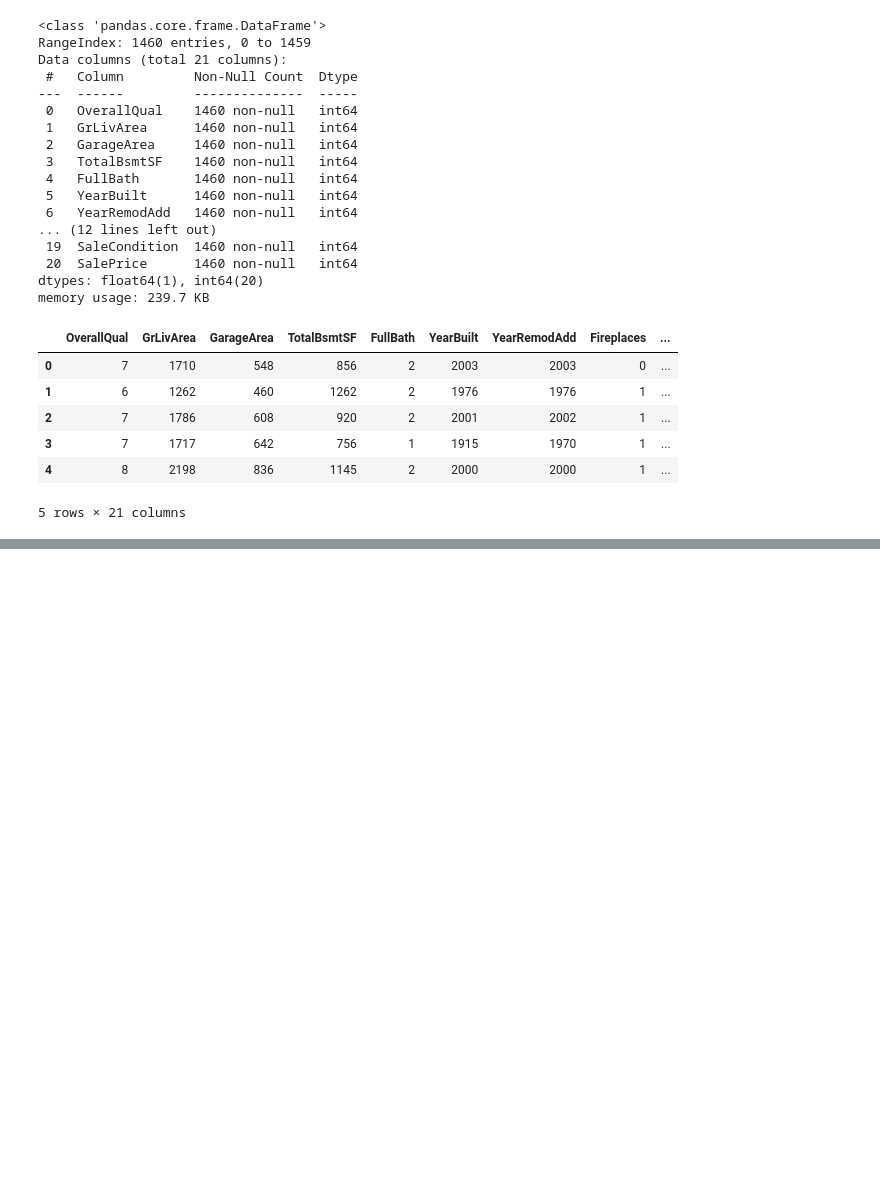
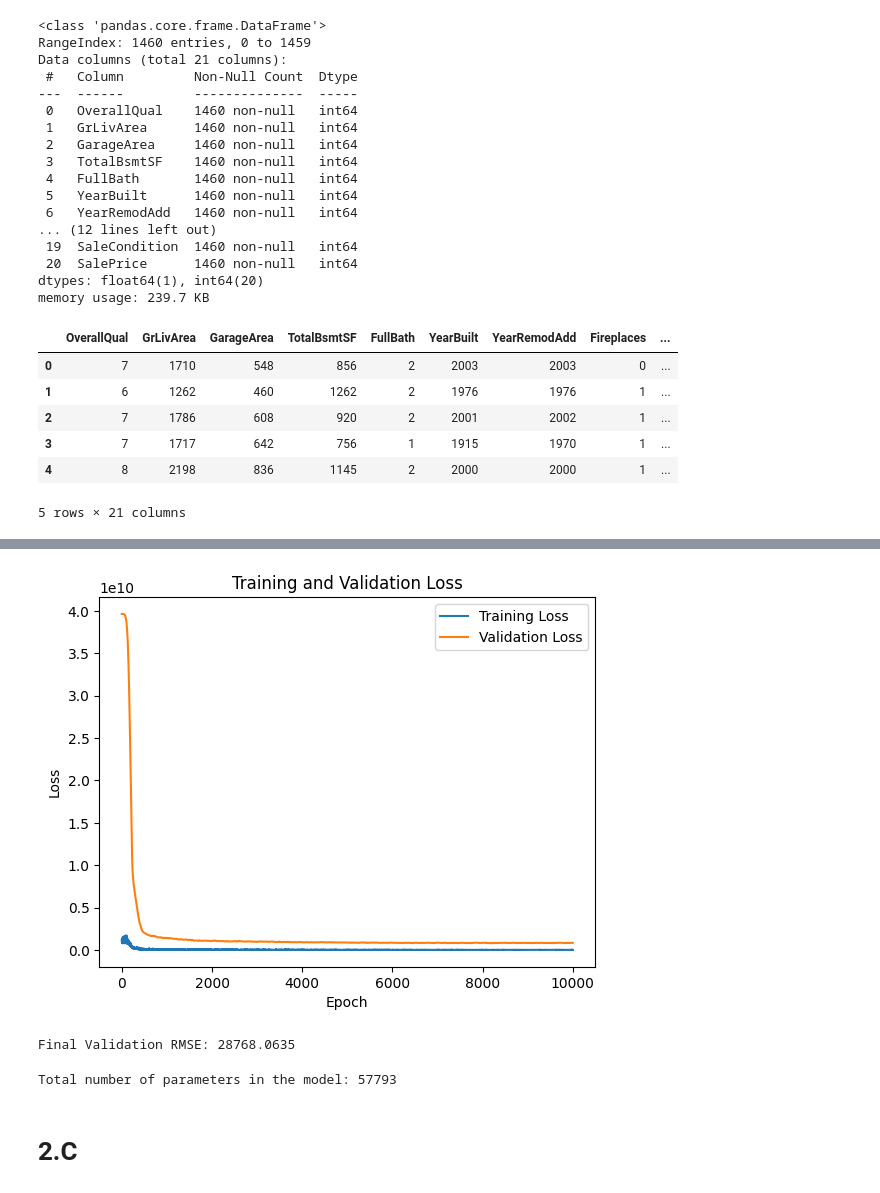
Before and after one commit to Dhanush-adk/intro_to_dl, a Jupyter notebook: Assignment_1/Assignment_1_2.ipynb, the cells around one changed output, grey strips where cells are left out. Drawn from its saved outputs; the diff is of its cells as text; code cells hidden in the pictures; blank space fills up the shorter version.

```diff
--- a/Assignment_1/Assignment_1_2.ipynb
+++ b/Assignment_1/Assignment_1_2.ipynb
@@ -372,0 +458,11 @@ Final Validation RMSE: 0.6917
+# %%
+x_train = torch.tensor(X_train, dtype=torch.float)
+x_test = torch.tensor(X_test, dtype=torch.float)
+y_train = torch.tensor(y_train.values, dtype=torch.float)
+y_test = torch.tensor(y_test.values, dtype=torch.float)
+# %%
+train_dataset = TensorDataset(x_train, y_train)
+train_loader = DataLoader(train_dataset, batch_size=32, shuffle=True)
+# %%
+test_dataset = TensorDataset(x_test, y_test)
+test_loader = DataLoader(test_dataset, batch_size=32, shuffle=True)
@@ -372,0 +473,22 @@ Final Validation RMSE: 0.6917
+# %%
+class RegressionNet(nn.Module):
+    def __init__(self):
+        super(RegressionNet, self).__init__()
+        self.fc1 = nn.Linear(80, 256)
+        self.fc2 = nn.Linear(256, 128)
+        self.fc3 = nn.Linear(128, 32)
+        self.fc4 = nn.Linear(32, 1)
+
+    def forward(self, x):
+        x = torch.relu(self.fc1(x))
+        x = torch.relu(self.fc2(x))
+        x = torch.relu(self.fc3(x))
+        x = self.fc4(x)
+        return x
+
+
+# Model, loss function, and optimizer
+# Initialize the network
+model = RegressionNet()
+criterion = nn.MSELoss()
+optimizer = optim.Adam(model.parameters(), lr=0.001)
@@ -372,0 +562,22 @@ Final Validation RMSE: 0.6917
+# %%
+# Plotting training and validation loss
+plt.plot(train_loss_list, label='Training Loss')
+plt.plot(val_loss_list, label='Validation Loss')
+plt.xlabel('Epoch')
+plt.ylabel('Loss')
+plt.title('Training and Validation Loss')
+plt.legend()
+plt.show()
+
+# Print final RMSE
+print(f'Final Validation RMSE: {rmse:.4f}')
+# %% [output]
+[figure, added]
+Final Validation RMSE: 28768.0635
+# %%
+total_params = sum(p.numel() for p in model.parameters())
+print(f'Total number of parameters in the model: {total_params}')
+# %% [output]
+Total number of parameters in the model: 57793
+# %% [markdown]
+# 2.C
```
Also changed, not shown: parts of 20 cells of this notebook.
